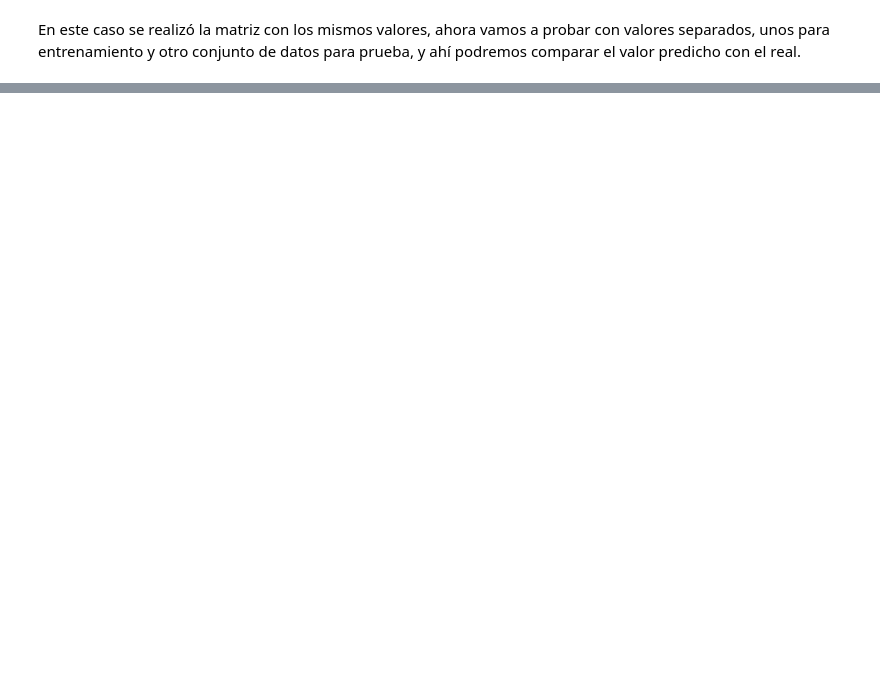
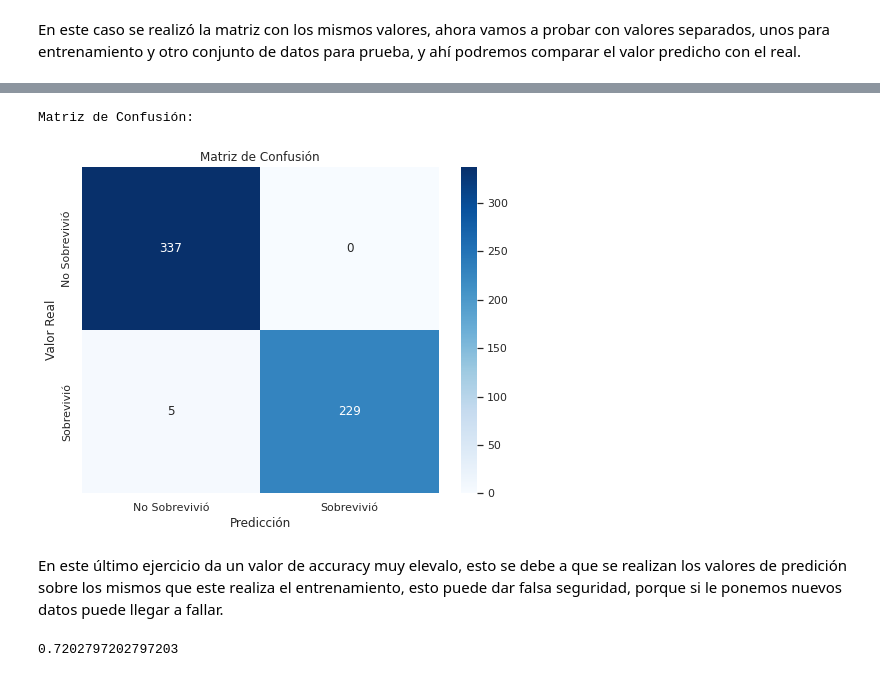
Before and after one commit to parivgabriela/tec_sup_ciencia_datos_ia, a Jupyter notebook: 2.1.2003_proces_aprendizaje_automatico/TP_N3_Arbol_de_Decision_Titanic_Grupo_8.ipynb, the cells around one changed output, grey strips where cells are left out. Cells and saved outputs as stored; diff of their text form; code cells hidden in the pictures; blank space fills up the shorter version.

```diff
--- a/2.1.2003_proces_aprendizaje_automatico/TP_N3_Arbol_de_Decision_Titanic_Grupo_8.ipynb
+++ b/2.1.2003_proces_aprendizaje_automatico/TP_N3_Arbol_de_Decision_Titanic_Grupo_8.ipynb
@@ -264,0 +294,12 @@ Se puede apreciar la diferencia con el anterior grafico, en el que no separamos
+# %%
+mostrar_matriz_confusion_supervivientes(y_train, y_pred)
+# %% [output]
+Matriz de Confusión:
+[figure, added]
+# %% [markdown]
+En este último ejercicio da un valor de accuracy muy elevalo, esto se debe a que se realizan los valores de predición sobre los mismos que este realiza el entrenamiento, esto puede dar falsa seguridad, porque si le ponemos nuevos datos puede llegar a fallar.
+# %%
+y_pred_test = modelo_train_test.predict(X_test)
+accuracy_score(y_test, y_pred_test)
+# %% [output]
+0.7202797202797203
```
Also changed, not shown: parts of 14 cells of this notebook.
